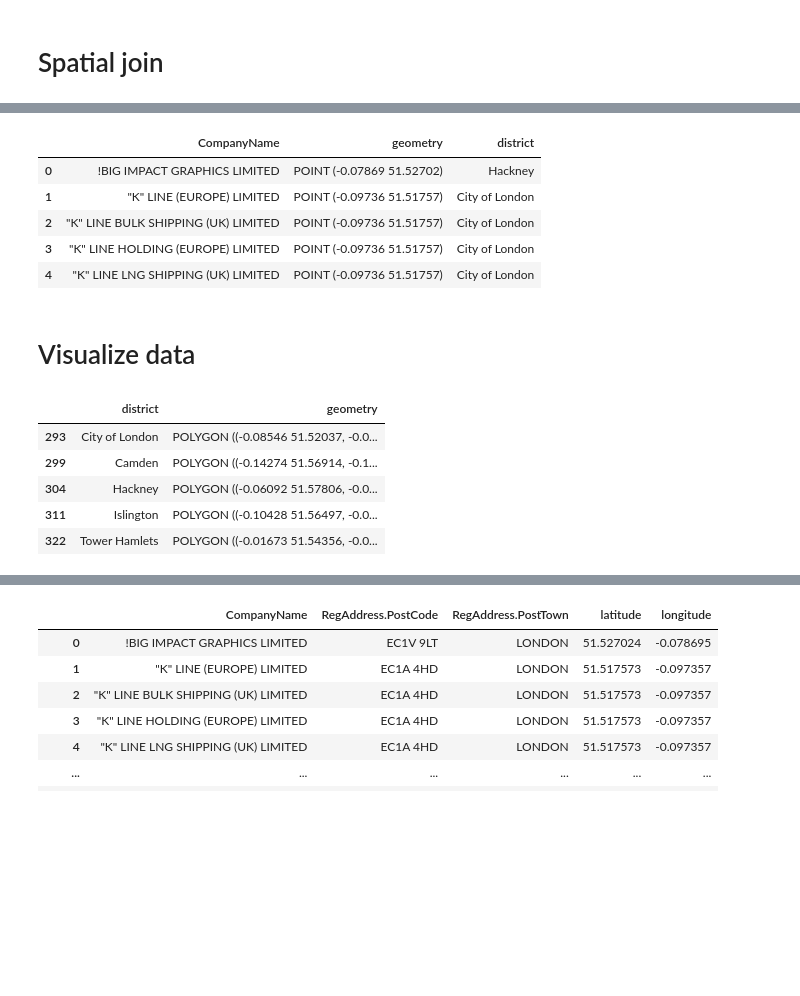
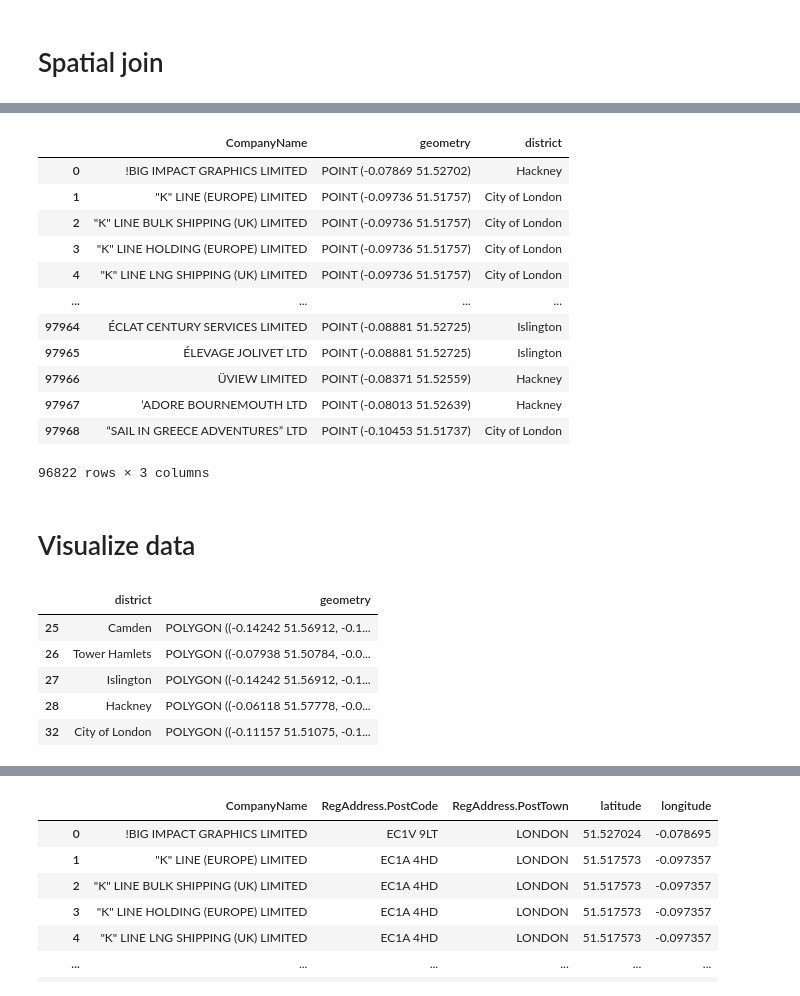
Before and after one commit to AnushaGooda/Data_Viz_FTP, a Jupyter notebook: scripts/visualization/geospatial exploration.ipynb, the cells around one changed output, grey strips where cells are left out. Cells and saved outputs as stored; diff of their text form; code cells hidden in the pictures; blank space fills up the shorter version.

```diff
--- a/scripts/visualization/geospatial exploration.ipynb
+++ b/scripts/visualization/geospatial exploration.ipynb
@@ -15,9 +16,10 @@ import contextily as ctx
 # Load UK shape file
 # %%
 # load geodata
-uk = gpd.read_file("http://martinjc.github.io/UK-GeoJSON/json/eng/topo_lad.json")
+uk = gpd.read_file("London_Borough_Excluding_MHW.json")
 
 # set Coordinate Reference Systems
-crs_4326 = CRS("epsg:4326")
-crs_4326
-uk.crs = crs_4326
+crs_27700 = CRS("EPSG:27700") #"EPSG:32633")
+#4326
+crs_27700
+uk.crs = crs_27700
@@ -37,4 +46,6 @@ Datum: World Geodetic System 1984
 - Prime Meridian: Greenwich
+# %%
+uk = uk.to_crs("EPSG:4326")
 # %%
 uk
 # %% [output]
@@ -54,8 +69,8 @@ uk
 # %%
 # select only relevant columns
-uk = uk[['LAD13NM', 'geometry']]
+uk = uk[['NAME', 'geometry']]
 # rename column
-uk.rename(columns = {'LAD13NM': 'district'}, inplace = True)
+uk.rename(columns = {'NAME': 'district'}, inplace = True)
 # %% [output]
 A value is trying to be set on a copy of a slice from a DataFrame
 
@@ -113,4 +146,4 @@ tech_roundabout_coordinates.head()
 # %%
 # get district
-tech_roundabout_full = gpd.sjoin(tech_roundabout_coordinates, uk,
+tech_roundabout_full = gpd.sjoin(tech_roundabout_coordinates_crs, uk,
                                  how = 'left', op = 'within').drop(columns = 'index_right')
@@ -121,14 +177,21 @@ tech_roundabout_full = tech_roundabout_full[~tech_roundabout_full.district.isna(
 # remove irrelevant data point --- postcode provided cannot be found on Google Map
 tech_roundabout_full = tech_roundabout_full[~tech_roundabout_full['district'].isin(['Brentwood', 'Sheffield'])]
 # %%
-tech_roundabout_full.head()
+tech_roundabout_full
 # %% [output]
 |  | CompanyName | geometry | district |
 | 0 | !BIG IMPACT GRAPHICS LIMITED | POINT (-0.07869 51.52702) | Hackney |
 | 1 | "K" LINE (EUROPE) LIMITED | POINT (-0.09736 51.51757) | City of London |
 | 2 | "K" LINE BULK SHIPPING (UK) LIMITED | POINT (-0.09736 51.51757) | City of London |
 | 3 | "K" LINE HOLDING (EUROPE) LIMITED | POINT (-0.09736 51.51757) | City of London |
 | 4 | "K" LINE LNG SHIPPING (UK) LIMITED | POINT (-0.09736 51.51757) | City of London |
+| ... | ... | ... | ... |
+| 97964 | ÉCLAT CENTURY SERVICES LIMITED | POINT (-0.08881 51.52725) | Islington |
+| 97965 | ÉLEVAGE JOLIVET LTD | POINT (-0.08881 51.52725) | Islington |
+| 97966 | ÜVIEW LIMITED | POINT (-0.08371 51.52559) | Hackney |
+| 97967 | ‘ADORE BOURNEMOUTH LTD | POINT (-0.08013 51.52639) | Hackney |
+| 97968 | “SAIL IN GREECE ADVENTURES” LTD | POINT (-0.10453 51.51737) | City of London |
+96822 rows × 3 columns
 # %% [markdown]
 # Visualize data
 # %%
@@ -137,9 +200,9 @@ tech_roundabout_district = uk[uk['district'].isin(tech_roundabout_full['district
 tech_roundabout_district
 # %% [output]
 |  | district | geometry |
-| 293 | City of London | POLYGON ((-0.08546 51.52037, -0.0... |
-| 299 | Camden | POLYGON ((-0.14274 51.56914, -0.1... |
-| 304 | Hackney | POLYGON ((-0.06092 51.57806, -0.0... |
-| 311 | Islington | POLYGON ((-0.10428 51.56497, -0.0... |
-| 322 | Tower Hamlets | POLYGON ((-0.01673 51.54356, -0.0... |
+| 25 | Camden | POLYGON ((-0.14242 51.56912, -0.1... |
+| 26 | Tower Hamlets | POLYGON ((-0.07938 51.50784, -0.0... |
+| 27 | Islington | POLYGON ((-0.14242 51.56912, -0.1... |
+| 28 | Hackney | POLYGON ((-0.06118 51.57778, -0.0... |
+| 32 | City of London | POLYGON ((-0.11157 51.51075, -0.1... |
 # %%
```
Also changed, not shown: parts of 18 cells of this notebook, 4 other files.
